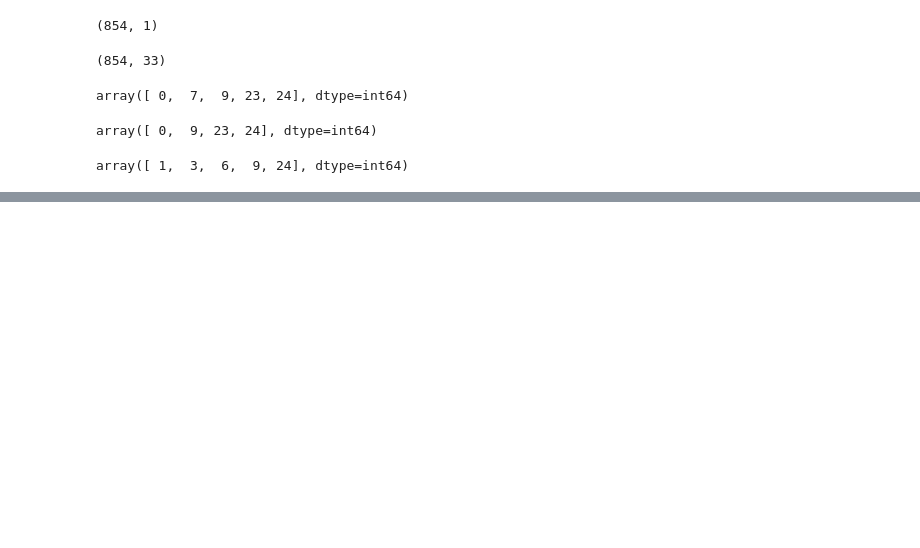
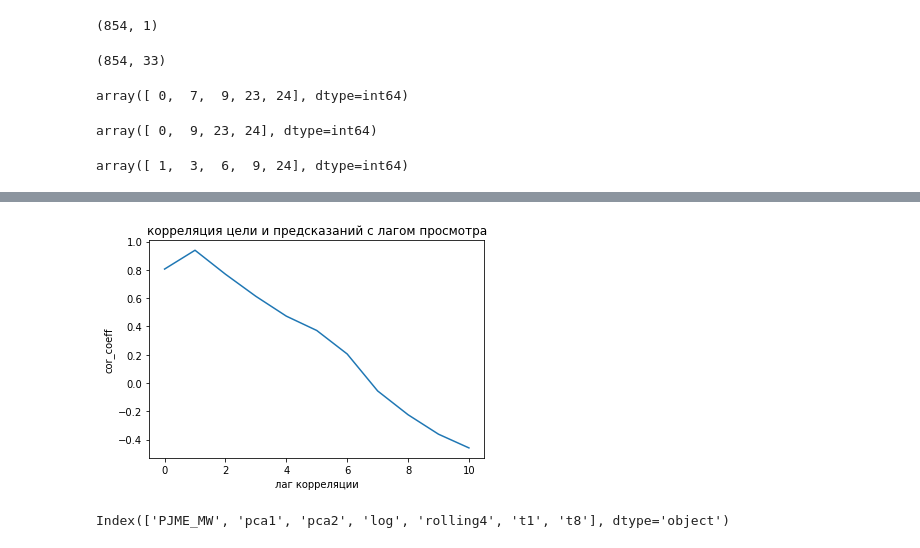
Before and after one commit to TrickSonix/Machine-Learning-in-buisness, a Jupyter notebook: Homework4.ipynb, the cells around one changed output, grey strips where cells are left out. Cells and saved outputs as stored; diff of their text form; code cells hidden in the pictures; blank space fills up the shorter version.

```diff
--- a/Homework4.ipynb
+++ b/Homework4.ipynb
@@ -201,0 +355,18 @@ array([ 1,  3,  6,  9, 24], dtype=int64)
+# %%
+lag=10
+p_cor=[np.corrcoef( y_test_1, y_pred_1)[1,0]]
+for i in range(lag):
+    c=np.corrcoef( y_test_1[:-(i+1)], y_pred_1[(i+1):])[1,0]
+    p_cor.append(c)
+
+plt.plot(np.array(p_cor) )
+plt.xlabel('лаг корреляции')
+plt.ylabel('cor_coeff')
+plt.title('корреляция цели и предсказаний с лагом просмотра')
+plt.show()
+# %% [output]
+[figure, added]
+# %%
+data_w.columns[result_list_1]
+# %% [output]
+Index(['PJME_MW', 'pca1', 'pca2', 'log', 'rolling4', 't1', 't8'], dtype='object')
```
Also changed, not shown: parts of 32 cells of this notebook.
